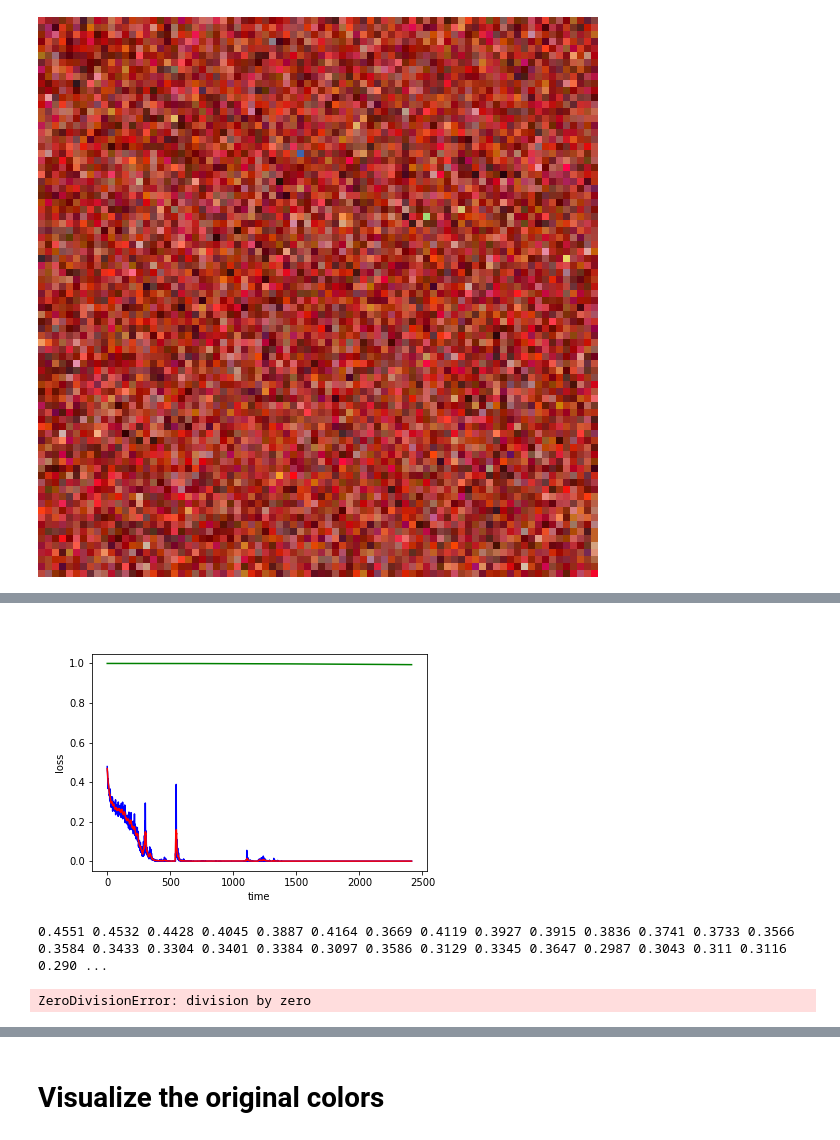
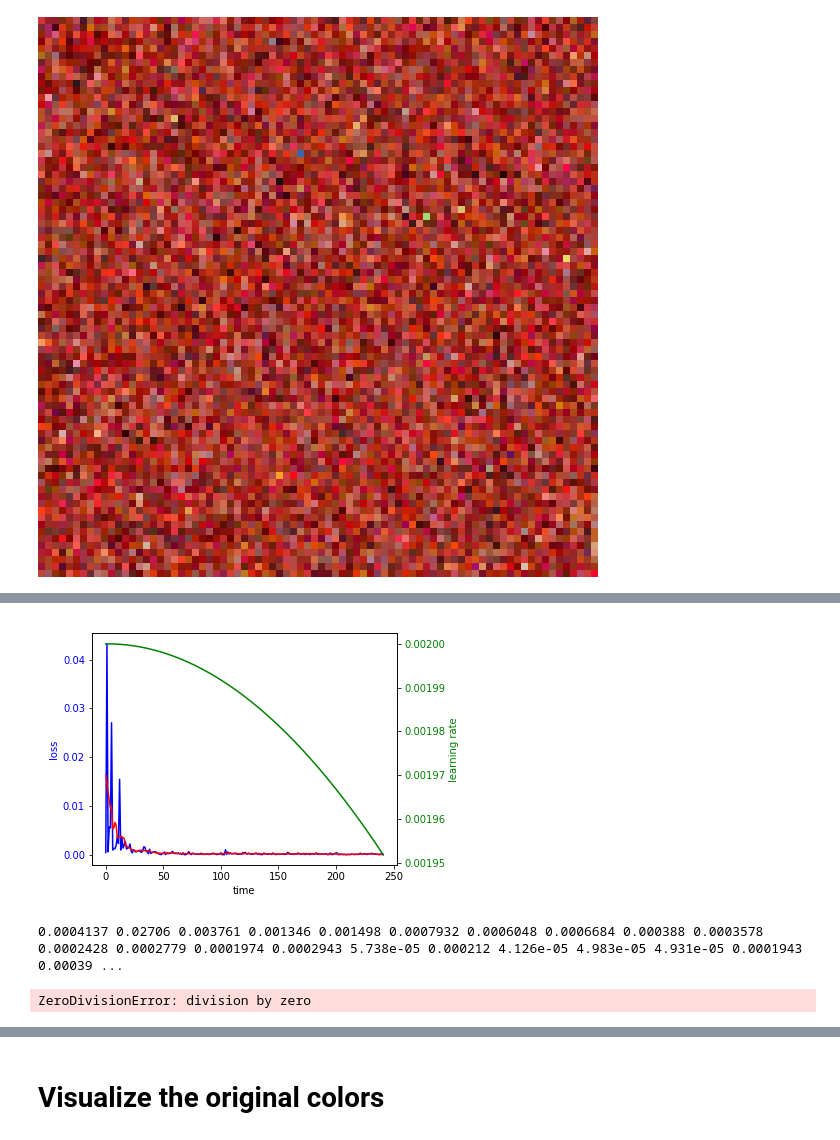
Before and after one commit to briandw/ColorEmbeddings, a Jupyter notebook: ColorEmbeddings.ipynb, the cells around one changed output, grey strips where cells are left out. Drawn from its saved outputs; the diff is of its cells as text; code cells hidden in the pictures.

```diff
--- a/ColorEmbeddings.ipynb
+++ b/ColorEmbeddings.ipynb
@@ -108,7 +112,7 @@ training_portion = int(len(survey)*0.9)
 train_dataset = ColorDataset(survey[:training_portion])
 train_dataloader = DataLoader(train_dataset,
                         shuffle=True,
-                        batch_size=1000)
+                        batch_size=10000)
 
 val_dataset = ColorDataset(survey[training_portion:10000])
 val_dataloader = DataLoader(val_dataset,
@@ -209,8 +213,10 @@ training_history = []
 validation_history = []
 lr_history = []
 cycles = 4
-number_epochs = 20
+number_epochs = 10
 itterations = 0
+# %%
+model = torch.load("model1-0.0001.pt").cuda()
 # %%
 #Start the training loop
 show_plot(counter, training_history)
@@ -230,34 +236,34 @@ for cycle in range(cycles):
             #anchor, positive, negative
             a, p, n = data
             a, p, n = a.cuda(), p.cuda(), n.cuda()
             a, p, n = model(a, p, n)
             loss = criterion(a,p,n)
             loss.backward()
             optimizer.step()
 
             counter.append(itterations)
             itterations += 1
             loss_value = loss.item()
             training_history.append(loss_value)
-            lr_history.append(scheduler.get_lr()[0] / lr)
+            lr_history.append(scheduler.get_lr()[0])
 
             scheduler.step()
             print(f"{loss_value:0.4}", end=" ")
             update_plot(counter, training_history, lr_history)
 
         #check the validation set
         model.eval()
         average_loss = 0
         i = 0
         for data in val_dataloader:
             a, p, n = model(a, p, n)
             loss = criterion(a,p,n)
             average_loss += loss.item()
             i += 1
 
         average_loss = average_loss/i
         print(f"Validation loss {average_loss}")
 # %% [output]
-[figure, old version]
+[figure, new version]
-0.4551 0.4532 0.4428 0.4045 0.3887 0.4164 0.3669 0.4119 0.3927 0.3915 0.3836 0.3741 0.3733 0.3566 0.3584 0.3433 0.3304 0.3401 0.3384 0.3097 0.3586 0.3129 0.3345 0.3647 0.2987 0.3043 0.311 0.3116 0.290 ...
+0.0004137 0.02706 0.003761 0.001346 0.001498 0.0007932 0.0006048 0.0006684 0.000388 0.0003578 0.0002428 0.0002779 0.0001974 0.0002943 5.738e-05 0.000212 4.126e-05 4.983e-05 4.931e-05 0.0001943 0.00039 ...
 ZeroDivisionError: division by zero
```
Also changed, not shown: parts of 27 cells of this notebook, 2 other files.
